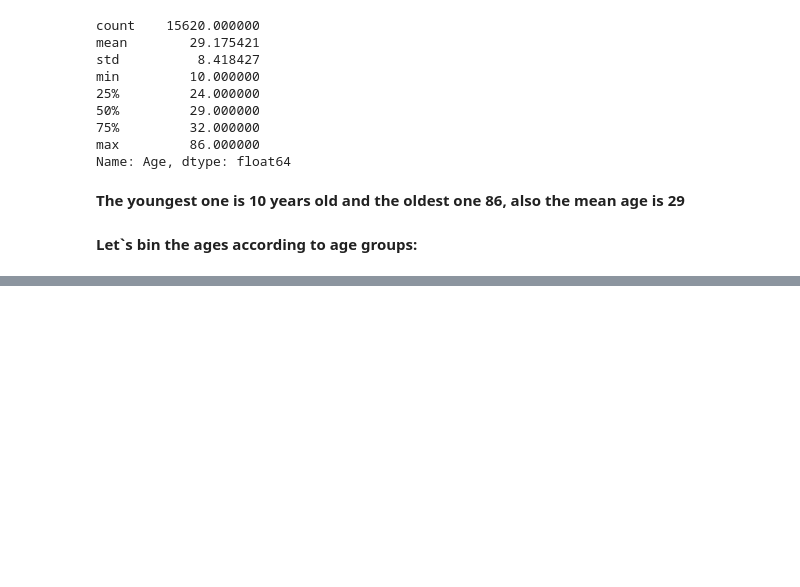
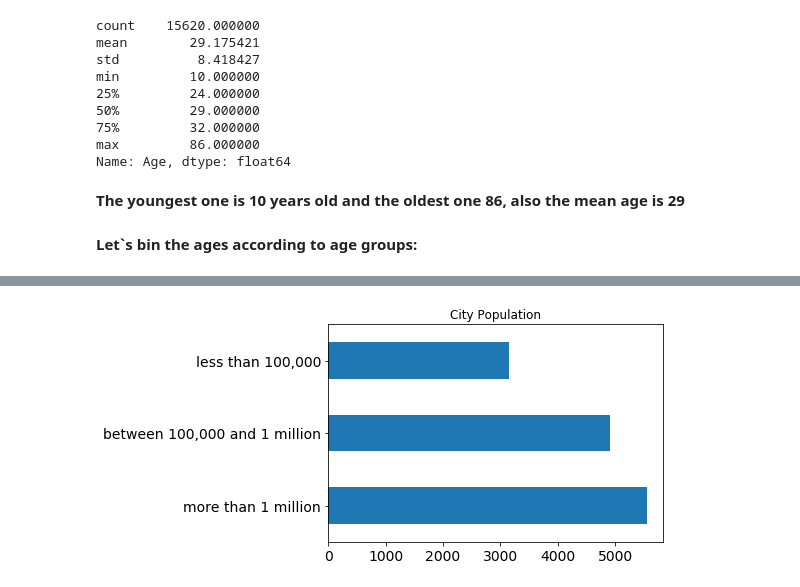
Before and after one commit to TsHristov/Machine-Learning-FMI-2017, a Jupyter notebook: DataWrangling/NewCodersSurvey.ipynb, the cells around one changed output, grey strips where cells are left out. Cells and saved outputs as stored; diff of their text form; code cells hidden in the pictures; blank space fills up the shorter version.

```diff
--- a/DataWrangling/NewCodersSurvey.ipynb
+++ b/DataWrangling/NewCodersSurvey.ipynb
@@ -89,0 +80,4 @@ categories.value_counts().plot(kind="bar");
+# %%
+code_survey["CityPopulation"].value_counts().plot(kind="barh", fontsize=14, title="City Population");
+# %% [output]
+[figure, added]
```
Also changed, not shown: parts of 4 cells of this notebook.
